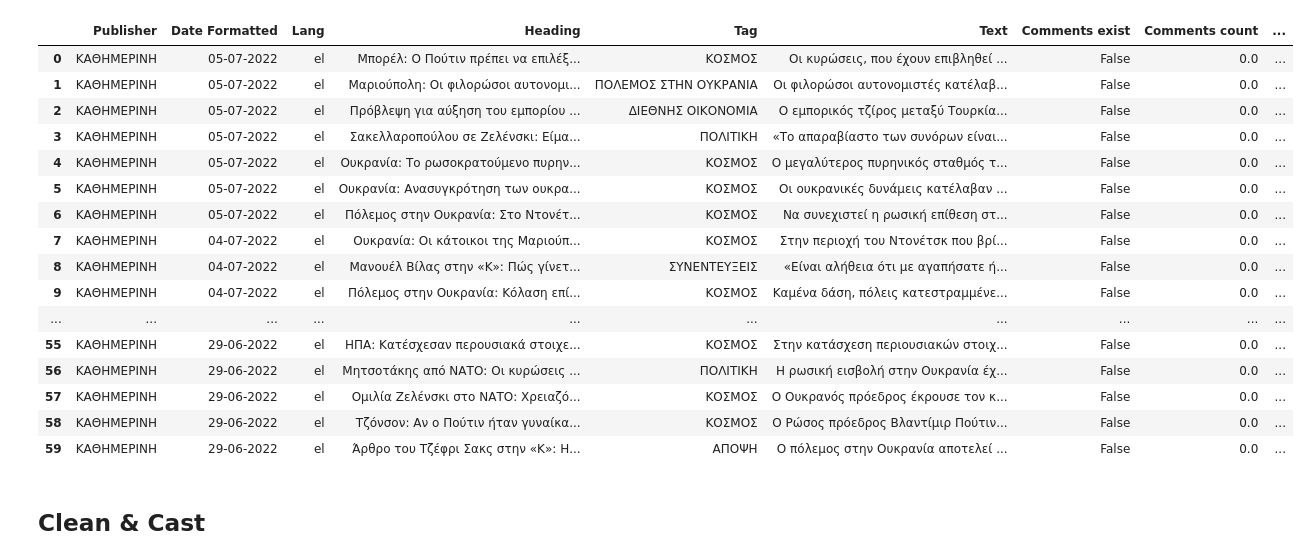
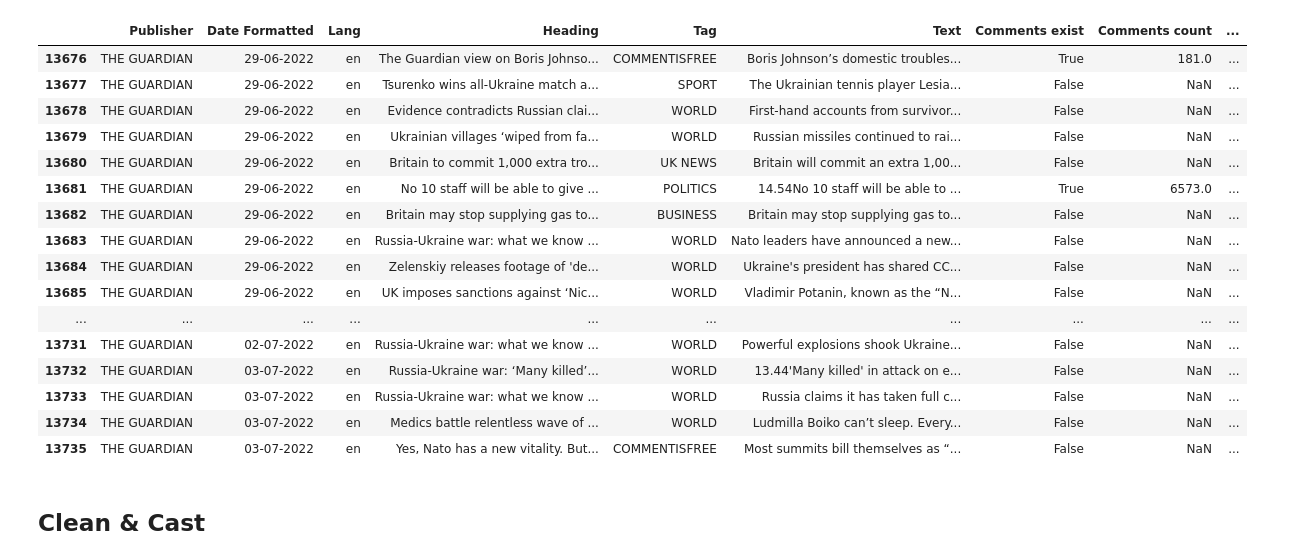
Before and after one commit to inhaltone/132DOW, a Jupyter notebook: notebooks/dataOptAnalysis.ipynb, the cells around one changed output. Cells and saved outputs as stored; diff of their text form; code cells hidden in the pictures.

```diff
--- a/notebooks/dataOptAnalysis.ipynb
+++ b/notebooks/dataOptAnalysis.ipynb
@@ -1,27 +1,27 @@
 # %%
 import pandas as pd
 
-war_df = pd.read_csv('../data/processed/war-ukraine-merged.csv', index_col=[0])
+war_df = pd.read_csv('../data/processed/war-ukraine-merged-nan.csv', index_col=[0])
 # %%
-war_df.head(60)
+war_df.tail(60)
 # %% [output]
 |  | Publisher | Date Formatted | Lang | Heading | Tag | Text | Comments exist | Comments count | ... |
-| 0 | ΚΑΘΗΜΕΡΙΝΗ | 05-07-2022 | el | Μπορέλ: O Πούτιν πρέπει να επιλέξ... | ΚΟΣΜΟΣ | Οι κυρώσεις, που έχουν επιβληθεί ... | False | 0.0 | ... |
-| 1 | ΚΑΘΗΜΕΡΙΝΗ | 05-07-2022 | el | Μαριούπολη: Οι φιλορώσοι αυτονομι... | ΠΟΛΕΜΟΣ ΣΤΗΝ ΟΥΚΡΑΝΙΑ | Οι φιλορώσοι αυτονομιστές κατέλαβ... | False | 0.0 | ... |
-| 2 | ΚΑΘΗΜΕΡΙΝΗ | 05-07-2022 | el | Πρόβλεψη για αύξηση του εμπορίου ... | ΔΙΕΘΝΗΣ ΟΙΚΟΝΟΜΙΑ | Ο εμπορικός τζίρος μεταξύ Τουρκία... | False | 0.0 | ... |
-| 3 | ΚΑΘΗΜΕΡΙΝΗ | 05-07-2022 | el | Σακελλαροπούλου σε Ζελένσκι: Είμα... | ΠΟΛΙΤΙΚΗ | «Το απαραβίαστο των συνόρων είναι... | False | 0.0 | ... |
-| 4 | ΚΑΘΗΜΕΡΙΝΗ | 05-07-2022 | el | Ουκρανία: Το ρωσοκρατούμενο πυρην... | ΚΟΣΜΟΣ | Ο μεγαλύτερος πυρηνικός σταθμός τ... | False | 0.0 | ... |
-| 5 | ΚΑΘΗΜΕΡΙΝΗ | 05-07-2022 | el | Ουκρανία: Ανασυγκρότηση των ουκρα... | ΚΟΣΜΟΣ | Οι ουκρανικές δυνάμεις κατέλαβαν ... | False | 0.0 | ... |
-| 6 | ΚΑΘΗΜΕΡΙΝΗ | 05-07-2022 | el | Πόλεμος στην Ουκρανία: Στο Ντονέτ... | ΚΟΣΜΟΣ | Να συνεχιστεί η ρωσική επίθεση στ... | False | 0.0 | ... |
-| 7 | ΚΑΘΗΜΕΡΙΝΗ | 04-07-2022 | el | Ουκρανία: Οι κάτοικοι της Μαριούπ... | ΚΟΣΜΟΣ | Στην περιοχή του Ντονέτσκ που βρί... | False | 0.0 | ... |
-| 8 | ΚΑΘΗΜΕΡΙΝΗ | 04-07-2022 | el | Μανουέλ Βίλας στην «Κ»: Πώς γίνετ... | ΣΥΝΕΝΤΕΥΞΕΙΣ | «Είναι αλήθεια ότι με αγαπήσατε ή... | False | 0.0 | ... |
-| 9 | ΚΑΘΗΜΕΡΙΝΗ | 04-07-2022 | el | Πόλεμος στην Ουκρανία: Κόλαση επί... | ΚΟΣΜΟΣ | Καμένα δάση, πόλεις κατεστραμμένε... | False | 0.0 | ... |
+| 13676 | THE GUARDIAN | 29-06-2022 | en | The Guardian view on Boris Johnso... | COMMENTISFREE | Boris Johnson’s domestic troubles... | True | 181.0 | ... |
+| 13677 | THE GUARDIAN | 29-06-2022 | en | Tsurenko wins all-Ukraine match a... | SPORT | The Ukrainian tennis player Lesia... | False | NaN | ... |
+| 13678 | THE GUARDIAN | 29-06-2022 | en | Evidence contradicts Russian clai... | WORLD | First-hand accounts from survivor... | False | NaN | ... |
+| 13679 | THE GUARDIAN | 29-06-2022 | en | Ukrainian villages ‘wiped from fa... | WORLD | Russian missiles continued to rai... | False | NaN | ... |
+| 13680 | THE GUARDIAN | 29-06-2022 | en | Britain to commit 1,000 extra tro... | UK NEWS | Britain will commit an extra 1,00... | False | NaN | ... |
+| 13681 | THE GUARDIAN | 29-06-2022 | en | No 10 staff will be able to give ... | POLITICS | 14.54No 10 staff will be able to ... | True | 6573.0 | ... |
+| 13682 | THE GUARDIAN | 29-06-2022 | en | Britain may stop supplying gas to... | BUSINESS | Britain may stop supplying gas to... | False | NaN | ... |
+| 13683 | THE GUARDIAN | 29-06-2022 | en | Russia-Ukraine war: what we know ... | WORLD | Nato leaders have announced a new... | False | NaN | ... |
+| 13684 | THE GUARDIAN | 29-06-2022 | en | Zelenskiy releases footage of 'de... | WORLD | Ukraine's president has shared CC... | False | NaN | ... |
+| 13685 | THE GUARDIAN | 29-06-2022 | en | UK imposes sanctions against ‘Nic... | WORLD | Vladimir Potanin, known as the “N... | False | NaN | ... |
 | ... | ... | ... | ... | ... | ... | ... | ... | ... | ... |
-| 55 | ΚΑΘΗΜΕΡΙΝΗ | 29-06-2022 | el | ΗΠΑ: Κατέσχεσαν περουσιακά στοιχε... | ΚΟΣΜΟΣ | Στην κατάσχεση περιουσιακών στοιχ... | False | 0.0 | ... |
-| 56 | ΚΑΘΗΜΕΡΙΝΗ | 29-06-2022 | el | Μητσοτάκης από ΝΑΤΟ: Οι κυρώσεις ... | ΠΟΛΙΤΙΚΗ | Η ρωσική εισβολή στην Ουκρανία έχ... | False | 0.0 | ... |
-| 57 | ΚΑΘΗΜΕΡΙΝΗ | 29-06-2022 | el | Ομιλία Ζελένσκι στο ΝΑΤΟ: Χρειαζό... | ΚΟΣΜΟΣ | Ο Ουκρανός πρόεδρος έκρουσε τον κ... | False | 0.0 | ... |
-| 58 | ΚΑΘΗΜΕΡΙΝΗ | 29-06-2022 | el | Τζόνσον: Αν ο Πούτιν ήταν γυναίκα... | ΚΟΣΜΟΣ | Ο Ρώσος πρόεδρος Βλαντίμιρ Πούτιν... | False | 0.0 | ... |
-| 59 | ΚΑΘΗΜΕΡΙΝΗ | 29-06-2022 | el | Άρθρο του Τζέφρι Σακς στην «Κ»: Η... | ΑΠΟΨΗ | Ο πόλεμος στην Ουκρανία αποτελεί ... | False | 0.0 | ... |
+| 13731 | THE GUARDIAN | 02-07-2022 | en | Russia-Ukraine war: what we know ... | WORLD | Powerful explosions shook Ukraine... | False | NaN | ... |
+| 13732 | THE GUARDIAN | 03-07-2022 | en | Russia-Ukraine war: ‘Many killed’... | WORLD | 13.44'Many killed' in attack on e... | False | NaN | ... |
+| 13733 | THE GUARDIAN | 03-07-2022 | en | Russia-Ukraine war: what we know ... | WORLD | Russia claims it has taken full c... | False | NaN | ... |
+| 13734 | THE GUARDIAN | 03-07-2022 | en | Medics battle relentless wave of ... | WORLD | Ludmilla Boiko can’t sleep. Every... | False | NaN | ... |
+| 13735 | THE GUARDIAN | 03-07-2022 | en | Yes, Nato has a new vitality. But... | COMMENTISFREE | Most summits bill themselves as “... | False | NaN | ... |
 # %% [markdown]
 ## Clean & Cast
 # %%
```
Also changed, not shown: parts of 13 cells of this notebook, 7 other files.
